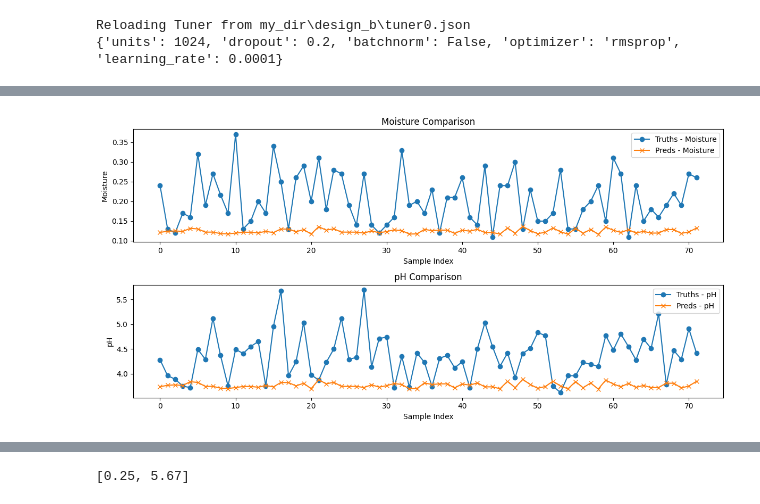
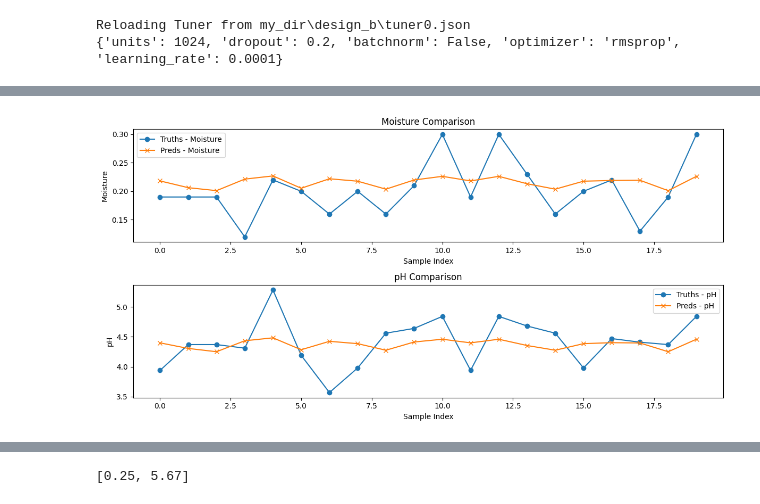
Before and after one commit to neeeal/soil-pd-backend, a Jupyter notebook: ipynb/3designs_v4_ph.ipynb, the cells around one changed output, grey strips where cells are left out. Drawn from its saved outputs; the diff is of its cells as text; code cells hidden in the pictures.

Commit message:
feat: low metrics for testing

```diff
--- a/ipynb/3designs_v4_ph.ipynb
+++ b/ipynb/3designs_v4_ph.ipynb
@@ -2832,7 +3087,7 @@ def segnet(hp, input_shape=(128, 128, 3), num_classes=2):
     else:
         optimizer = tf.keras.optimizers.Adam(learning_rate=lr)
 
-    model.compile(optimizer=optimizer, loss='mse')
+    model.compile(optimizer=optimizer, loss='mse', metrics=['mae'])
     return model
 # %%
 tunerB = kt.BayesianOptimization(segnet,
@@ -2859,7 +3114,7 @@ print(best_hpsB.values)
 Reloading Tuner from my_dir\design_b\tuner0.json
 {'units': 1024, 'dropout': 0.2, 'batchnorm': False, 'optimizer': 'rmsprop', 'learning_rate': 0.0001}
 # %%
-# best_hpsB.values['learning_rate']=1e-3
+best_hpsB.values['learning_rate']=1e-3
 # %%
 # Build the model with the best hp.
 modelB = segnet(best_hpsB)
@@ -2929,7 +3184,7 @@ ________________________________________________________________________________
 ## DESIGN B
 import time
 start = time.time()
-historyB = modelB.fit(train_generator, epochs=20, validation_data=val_generator, verbose=2, callbacks = [ES, REDUCE_LR])
+historyB = modelB.fit(train_generator, epochs=epochs, validation_data=val_generator, verbose=2, callbacks = [ES, REDUCE_LR])
 stop = time.time()
 print(f"Training time: {stop - start}s")
 # %% [output]
@@ -2944,8 +3211,8 @@ import matplotlib.pyplot as plt
 NUM=0
 
 predictions = modelB.predict(np.array([SAMPLE[NUM]]))
-truth = unprocess_label_wmask(SAMPLE[NUM],SAMPLE_Y[NUM],False)
-pred = unprocess_label_wmask(SAMPLE[NUM],predictions[0],False)
+truth = unprocess_label_wmask(SAMPLE[NUM],SAMPLE_Y[NUM])
+pred = unprocess_label_wmask(SAMPLE[NUM],predictions[0])
 print("TRUTH moisture: {:.2f}, ph: {:.2f}".format(truth[0],truth[1]))
 print("PREDICTIONS moisture: {:.2f}, ph: {:.2f}".format(pred[0],pred[1]))
 # %% [output]
@@ -2959,10 +3226,10 @@ len(SAMPLE)
 # %%
 truths = []
 preds = []
-for i in range(72):
+for i in range(SET*4):
     predictions = modelB.predict(np.array([SAMPLE[i]]))
-    truths.append(unprocess_label_wmask(SAMPLE[i],SAMPLE_Y[i], False))
-    preds.append(unprocess_label_wmask(SAMPLE[i],predictions[0], False))
+    truths.append(unprocess_label_wmask(SAMPLE[i],SAMPLE_Y[i]))
+    preds.append(unprocess_label_wmask(SAMPLE[i],predictions[0]))
 # Separate moisture and pH values for plotting
 truths_moisture = [truth[0] for truth in truths]
 truths_ph = [truth[1] for truth in truths]
@@ -3017,4 +3284,4 @@ ph   Truth: 4.42 Pred: 3.85
-[figure, old version]
+[figure, new version]
 # %%
 def accuracy(truth, pred):
     return (1 - abs(truth - pred) / truth) * 100
```
Also changed, not shown: parts of 69 cells of this notebook.
